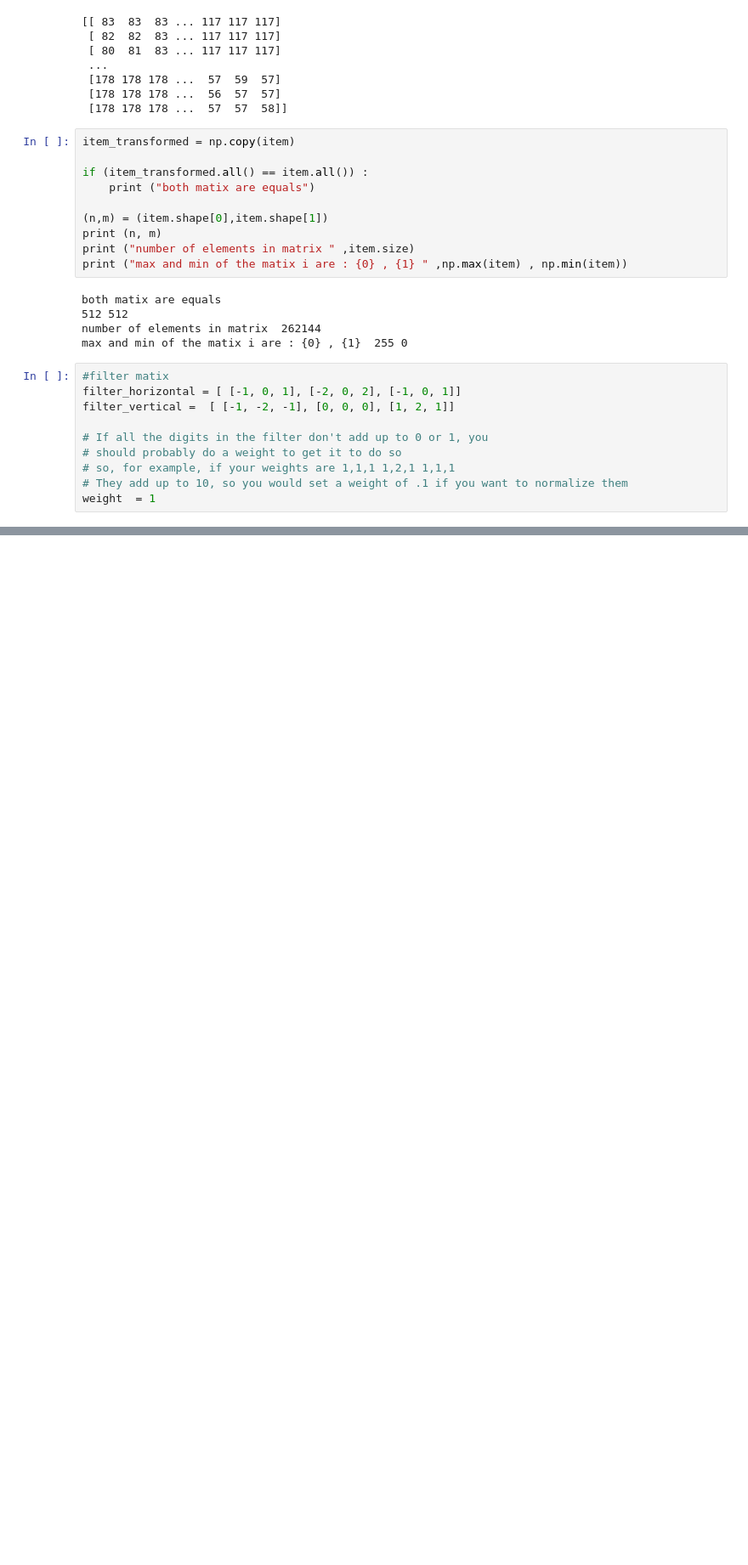
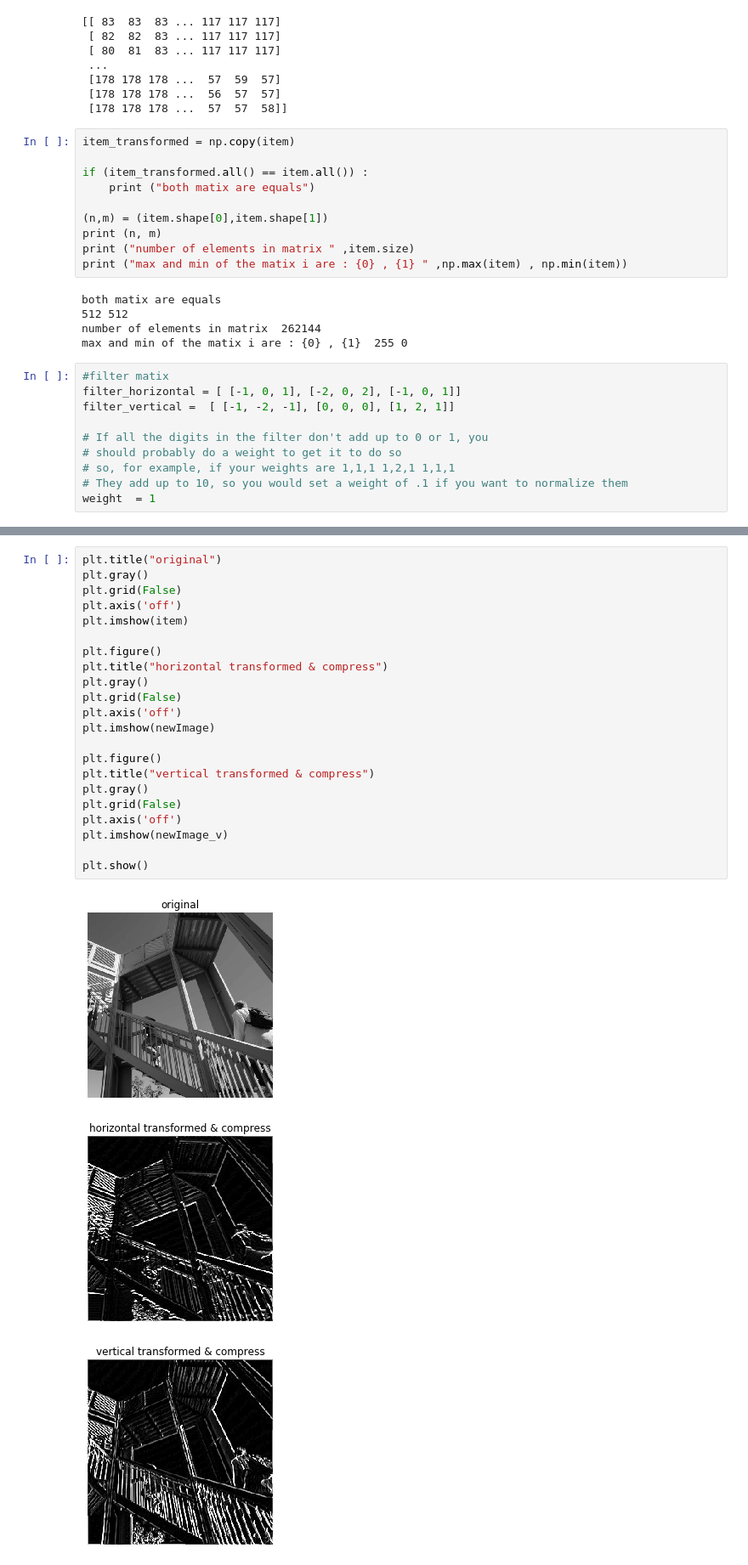
Before and after one commit to vikrantchoudhary/DeepLearningWithTF2, a Jupyter notebook: opencv_demo.ipynb, the cells around one changed output, grey strips where cells are left out. Shown at 85% size. Cells and saved outputs as stored; diff of their text form; blank space fills up the shorter version.

```diff
--- a/opencv_demo.ipynb
+++ b/opencv_demo.ipynb
@@ -72,0 +159,26 @@ IndentationError: unexpected indent (<ipython-input-31-1587b3589f6e>, line 5)
+# %%
+plt.title("original")
+plt.gray()
+plt.grid(False)
+plt.axis('off')
+plt.imshow(item)
+
+plt.figure()
+plt.title("horizontal transformed & compress")
+plt.gray()
+plt.grid(False)
+plt.axis('off')
+plt.imshow(newImage)
+
+plt.figure()
+plt.title("vertical transformed & compress")
+plt.gray()
+plt.grid(False)
+plt.axis('off')
+plt.imshow(newImage_v)
+
+plt.show()
+# %% [output]
+[figure, added]
+[figure, added]
+[figure, added]
```
Also changed, not shown: parts of 7 cells of this notebook.
